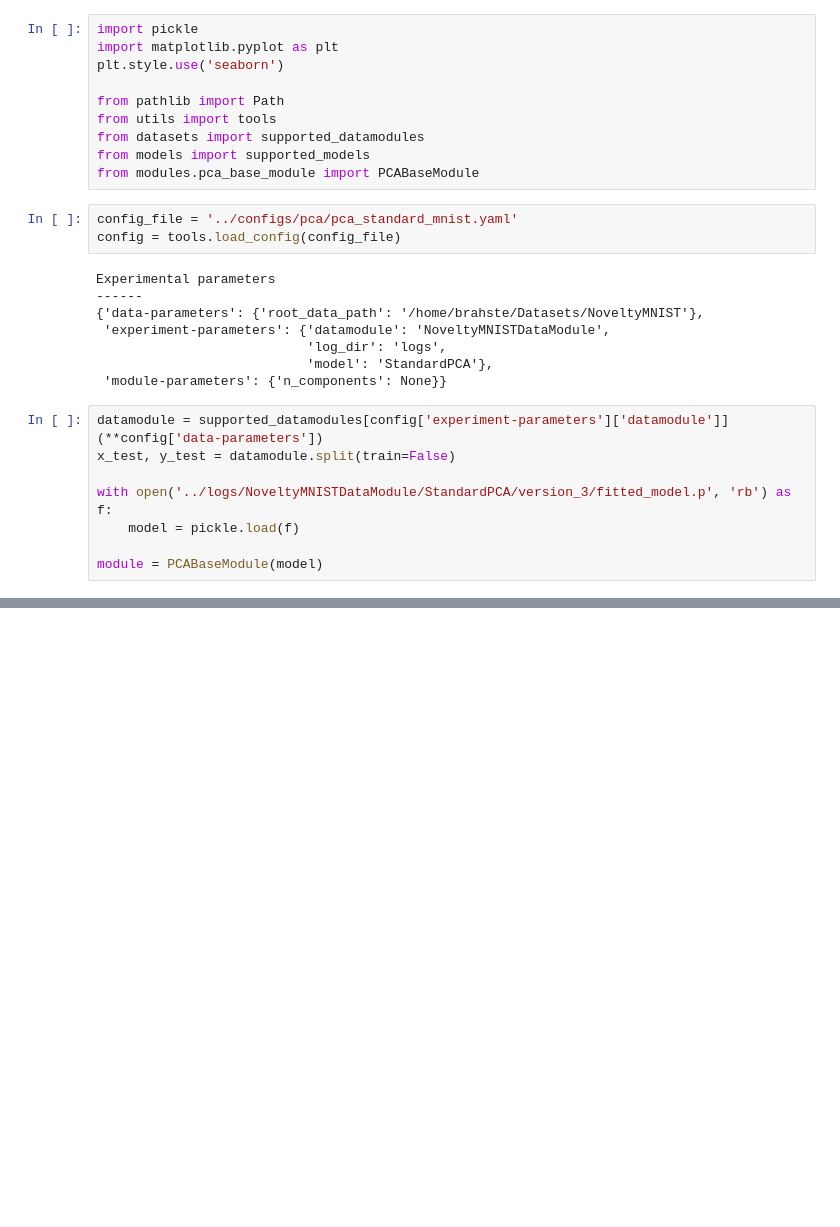
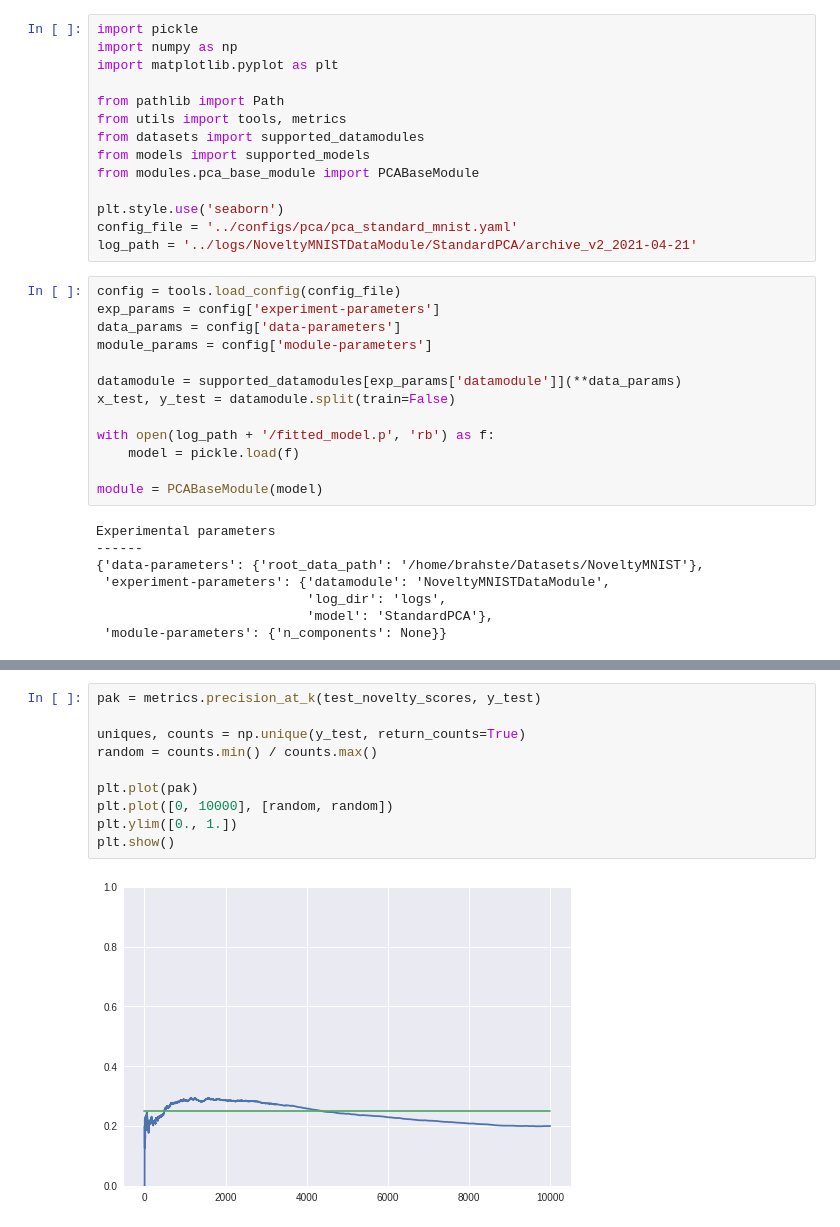
Before and after one commit to bstefa/novelty-detection, a Jupyter notebook: experiments/novelty_mnist_pca_benchmarking.ipynb, the cells around one changed output, grey strips where cells are left out. Drawn from its saved outputs; the diff is of its cells as text; blank space fills up the shorter version.

```diff
--- a/experiments/novelty_mnist_pca_benchmarking.ipynb
+++ b/experiments/novelty_mnist_pca_benchmarking.ipynb
@@ -1,16 +1,30 @@
 # %%
 import pickle
+import numpy as np
 import matplotlib.pyplot as plt
-plt.style.use('seaborn')
 
 from pathlib import Path
-from utils import tools
+from utils import tools, metrics
 from datasets import supported_datamodules
 from models import supported_models
 from modules.pca_base_module import PCABaseModule
+
+plt.style.use('seaborn')
+config_file = '../configs/pca/pca_standard_mnist.yaml'
+log_path = '../logs/NoveltyMNISTDataModule/StandardPCA/archive_v2_2021-04-21'
 # %%
-config_file = '../configs/pca/pca_standard_mnist.yaml'
 config = tools.load_config(config_file)
+exp_params = config['experiment-parameters']
+data_params = config['data-parameters']
+module_params = config['module-parameters']
+
+datamodule = supported_datamodules[exp_params['datamodule']](**data_params)
+x_test, y_test = datamodule.split(train=False)
+
+with open(log_path + '/fitted_model.p', 'rb') as f:
+    model = pickle.load(f)
+
+module = PCABaseModule(model)
 # %% [output]
 Experimental parameters
 ------
@@ -19,12 +33,4 @@ Experimental parameters
                            'log_dir': 'logs',
                            'model': 'StandardPCA'},
  'module-parameters': {'n_components': None}}
-# %%
-datamodule = supported_datamodules[config['experiment-parameters']['datamodule']](**config['data-parameters'])
-x_test, y_test = datamodule.split(train=False)
-
-with open('../logs/NoveltyMNISTDataModule/StandardPCA/version_3/fitted_model.p', 'rb') as f:
-    model = pickle.load(f)
-
-module = PCABaseModule(model)
 # %%
@@ -64,0 +55,12 @@ Random ROC AUC:  0.5
+# %%
+pak = metrics.precision_at_k(test_novelty_scores, y_test)
+
+uniques, counts = np.unique(y_test, return_counts=True)
+random = counts.min() / counts.max()
+
+plt.plot(pak)
+plt.plot([0, 10000], [random, random])
+plt.ylim([0., 1.])
+plt.show()
+# %% [output]
+[figure, added]
```
Also changed, not shown: parts of 4 cells of this notebook, 9 other files.
